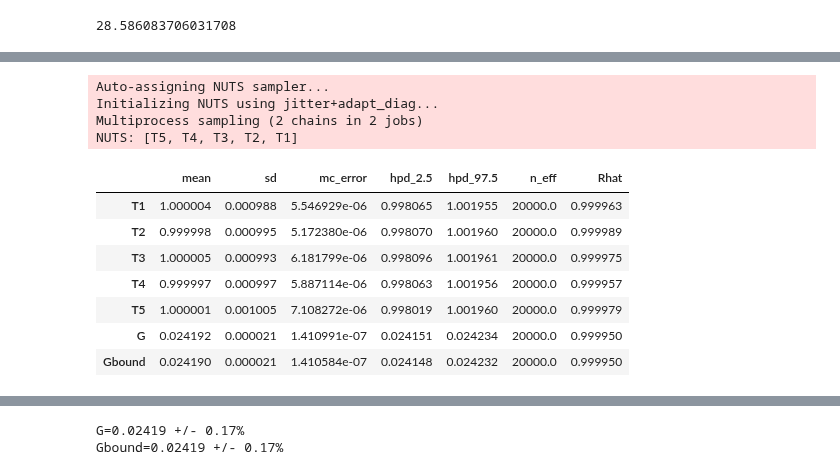
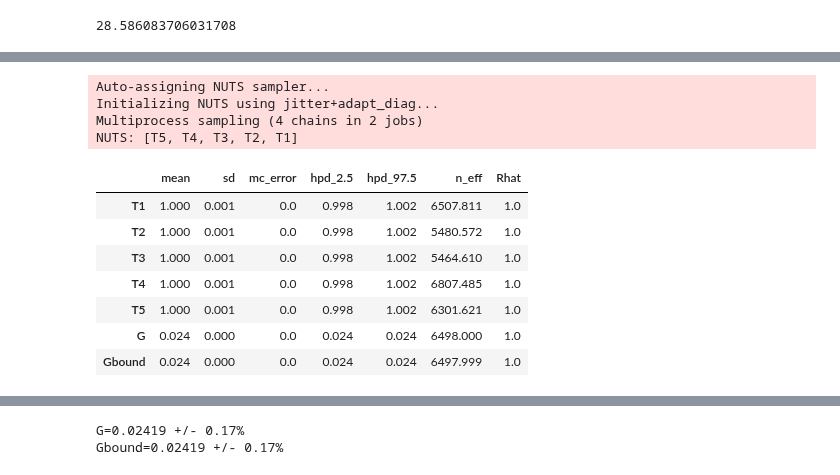
Before and after one commit to balarsen/pymc_learning, a Jupyter notebook: Propagation_of_uncertainty/Sullivan1971_GF.ipynb, the cells around one changed output, grey strips where cells are left out. Drawn from its saved outputs; the diff is of its cells as text; code cells hidden in the pictures.

```diff
--- a/Propagation_of_uncertainty/Sullivan1971_GF.ipynb
+++ b/Propagation_of_uncertainty/Sullivan1971_GF.ipynb
@@ -74,31 +79,30 @@ ax[1].set_xlabel('Distance between [$cm$]');
 # %%
-with mc3.Model() as model1:
-    T1 = mc3.Normal('T1', 1.0, tau=(0.1e-2)**-2)  # 1cm +/- 0.1mm
-    T2 = mc3.Normal('T2', 1.0, tau=(0.1e-2)**-2)  # 1cm +/- 0.1mm
-    T3 = mc3.Normal('T3', 1.0, tau=(0.1e-2)**-2)  # 1cm +/- 0.1mm
-    T4 = mc3.Normal('T4', 1.0, tau=(0.1e-2)**-2)  # 1cm +/- 0.1mm
-    T5 = mc3.Normal('T5', 1.0, tau=(0.1e-2)**-2)  # 1cm +/- 0.1mm
+with pm.Model() as model1:
+    T1 = pm.Normal('T1', 1.0, 0.1e-2)  # 1cm +/- 0.1mm
+    T2 = pm.Normal('T2', 1.0, 0.1e-2)  # 1cm +/- 0.1mm
+    T3 = pm.Normal('T3', 1.0, 0.1e-2)  # 1cm +/- 0.1mm
+    T4 = pm.Normal('T4', 1.0, 0.1e-2)  # 1cm +/- 0.1mm
+    T5 = pm.Normal('T5', 1.0, 0.1e-2)  # 1cm +/- 0.1mm
     R1 = 0.5
     R2 = 0.5
     R3 = 0.5
-    G = mc3.Deterministic('G', Sullivan(R1, R3, T1+T2+T3+T4+T5))
-    Gbound = mc3.Deterministic('Gbound', Sullivan_Bound(R1, R3, T1+T2+T3+T4+T5))
-    start = mc3.find_MAP()
-    trace = mc3.sample(10000, start=start, jobs=2)
+    G = pm.Deterministic('G', Sullivan(R1, R3, T1+T2+T3+T4+T5))
+    Gbound = pm.Deterministic('Gbound', Sullivan_Bound(R1, R3, T1+T2+T3+T4+T5))
+    trace = pm.sample(1000, chains=4, target_accept=0.9)
 # %% [output]
 Auto-assigning NUTS sampler...
 Initializing NUTS using jitter+adapt_diag...
-Multiprocess sampling (2 chains in 2 jobs)
+Multiprocess sampling (4 chains in 2 jobs)
 NUTS: [T5, T4, T3, T2, T1]
 # %%
-mc3.summary(trace)
+pm.summary(trace).round(3)
 # %% [output]
 |  | mean | sd | mc_error | hpd_2.5 | hpd_97.5 | n_eff | Rhat |
-| T1 | 1.000004 | 0.000988 | 5.546929e-06 | 0.998065 | 1.001955 | 20000.0 | 0.999963 |
-| T2 | 0.999998 | 0.000995 | 5.172380e-06 | 0.998070 | 1.001960 | 20000.0 | 0.999989 |
-| T3 | 1.000005 | 0.000993 | 6.181799e-06 | 0.998096 | 1.001961 | 20000.0 | 0.999975 |
-| T4 | 0.999997 | 0.000997 | 5.887114e-06 | 0.998063 | 1.001956 | 20000.0 | 0.999957 |
-| T5 | 1.000001 | 0.001005 | 7.108272e-06 | 0.998019 | 1.001960 | 20000.0 | 0.999979 |
-| G | 0.024192 | 0.000021 | 1.410991e-07 | 0.024151 | 0.024234 | 20000.0 | 0.999950 |
-| Gbound | 0.024190 | 0.000021 | 1.410584e-07 | 0.024148 | 0.024232 | 20000.0 | 0.999950 |
+| T1 | 1.000 | 0.001 | 0.0 | 0.998 | 1.002 | 6507.811 | 1.0 |
+| T2 | 1.000 | 0.001 | 0.0 | 0.998 | 1.002 | 5480.572 | 1.0 |
+| T3 | 1.000 | 0.001 | 0.0 | 0.998 | 1.002 | 5464.610 | 1.0 |
+| T4 | 1.000 | 0.001 | 0.0 | 0.998 | 1.002 | 6807.485 | 1.0 |
+| T5 | 1.000 | 0.001 | 0.0 | 0.998 | 1.002 | 6301.621 | 1.0 |
+| G | 0.024 | 0.000 | 0.0 | 0.024 | 0.024 | 6498.000 | 1.0 |
+| Gbound | 0.024 | 0.000 | 0.0 | 0.024 | 0.024 | 6497.999 | 1.0 |
 # %%
```
Also changed, not shown: parts of 4 cells of this notebook.
